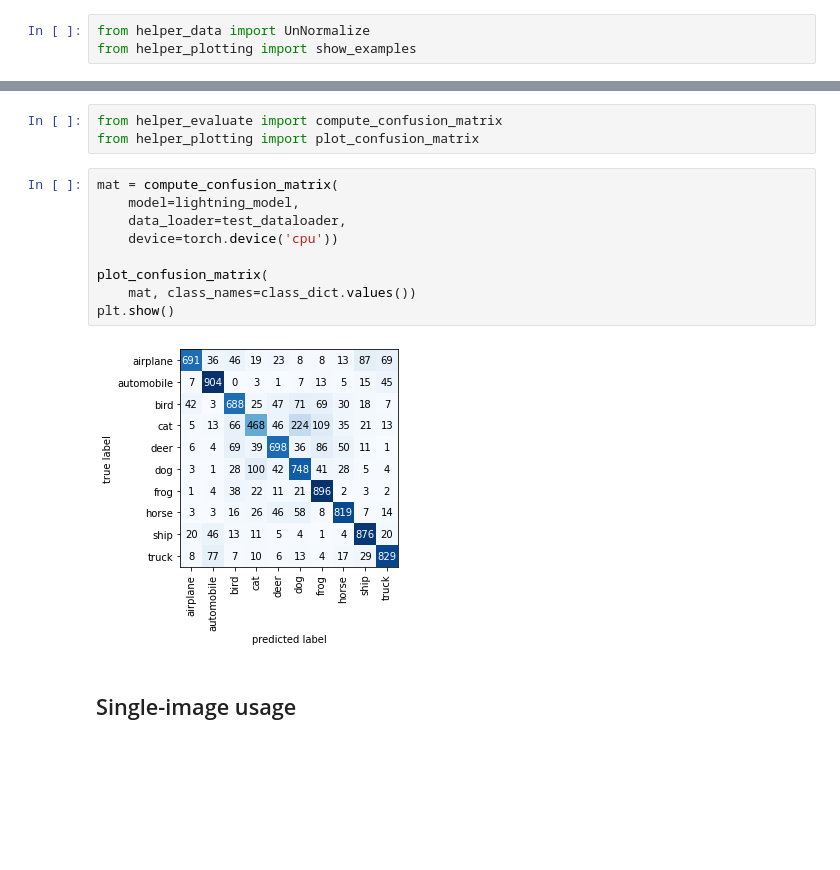
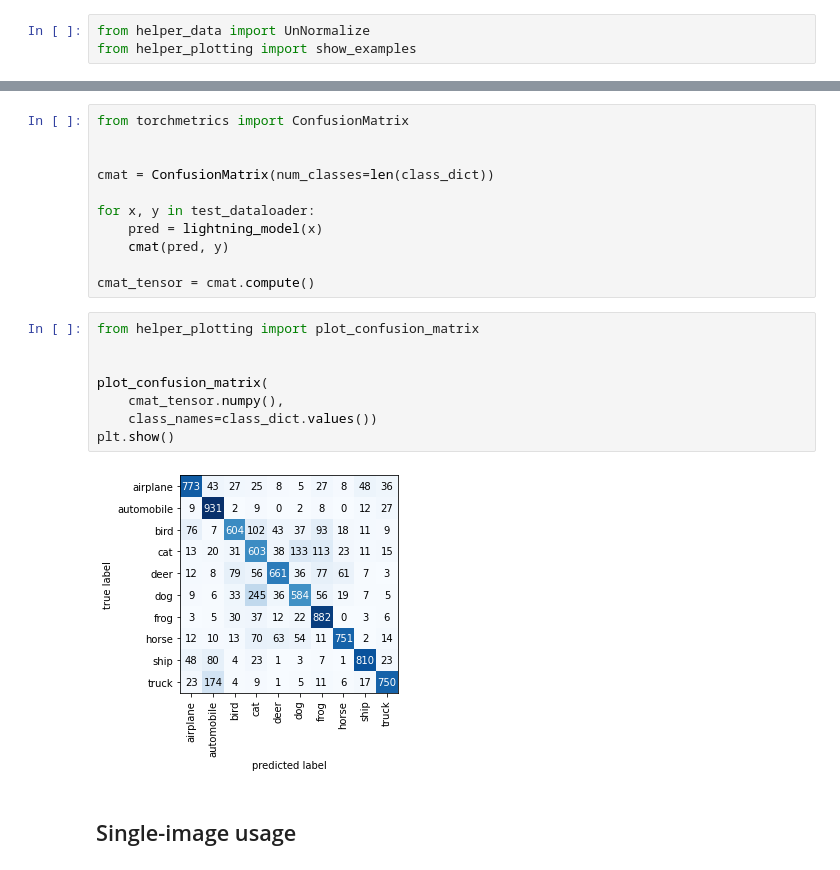
Before and after one commit to rasbt/deeplearning-models, a Jupyter notebook: pytorch-lightning_ipynb/cnn/cnn-mobilenet-v3-small-cifar10.ipynb, the cells around one changed output, grey strips where cells are left out. Drawn from its saved outputs; the diff is of its cells as text; blank space fills up the shorter version.

Commit message:
add large mobilenet and use torchmetrics for confusion matrix

```diff
--- a/pytorch-lightning_ipynb/cnn/cnn-mobilenet-v3-small-cifar10.ipynb
+++ b/pytorch-lightning_ipynb/cnn/cnn-mobilenet-v3-small-cifar10.ipynb
@@ -502,17 +503,24 @@ show_examples(
-# %%
-from helper_evaluate import compute_confusion_matrix
-from helper_plotting import plot_confusion_matrix
-# %%
-mat = compute_confusion_matrix(
-    model=lightning_model,
-    data_loader=test_dataloader,
-    device=torch.device('cpu'))
-
-plot_confusion_matrix(
-    mat, class_names=class_dict.values())
-plt.show()
-# %% [output]
-[figure, removed]
+# %%
+from torchmetrics import ConfusionMatrix
+
+
+cmat = ConfusionMatrix(num_classes=len(class_dict))
+
+for x, y in test_dataloader:
+    pred = lightning_model(x)
+    cmat(pred, y)
+
+cmat_tensor = cmat.compute()
+# %%
+from helper_plotting import plot_confusion_matrix
+
+
+plot_confusion_matrix(
+    cmat_tensor.numpy(),
+    class_names=class_dict.values())
+plt.show()
+# %% [output]
+[figure, added]
 # %% [markdown]
 ## Single-image usage
 # %%
```
Also changed, not shown: parts of 10 cells of this notebook, 4 other files.
